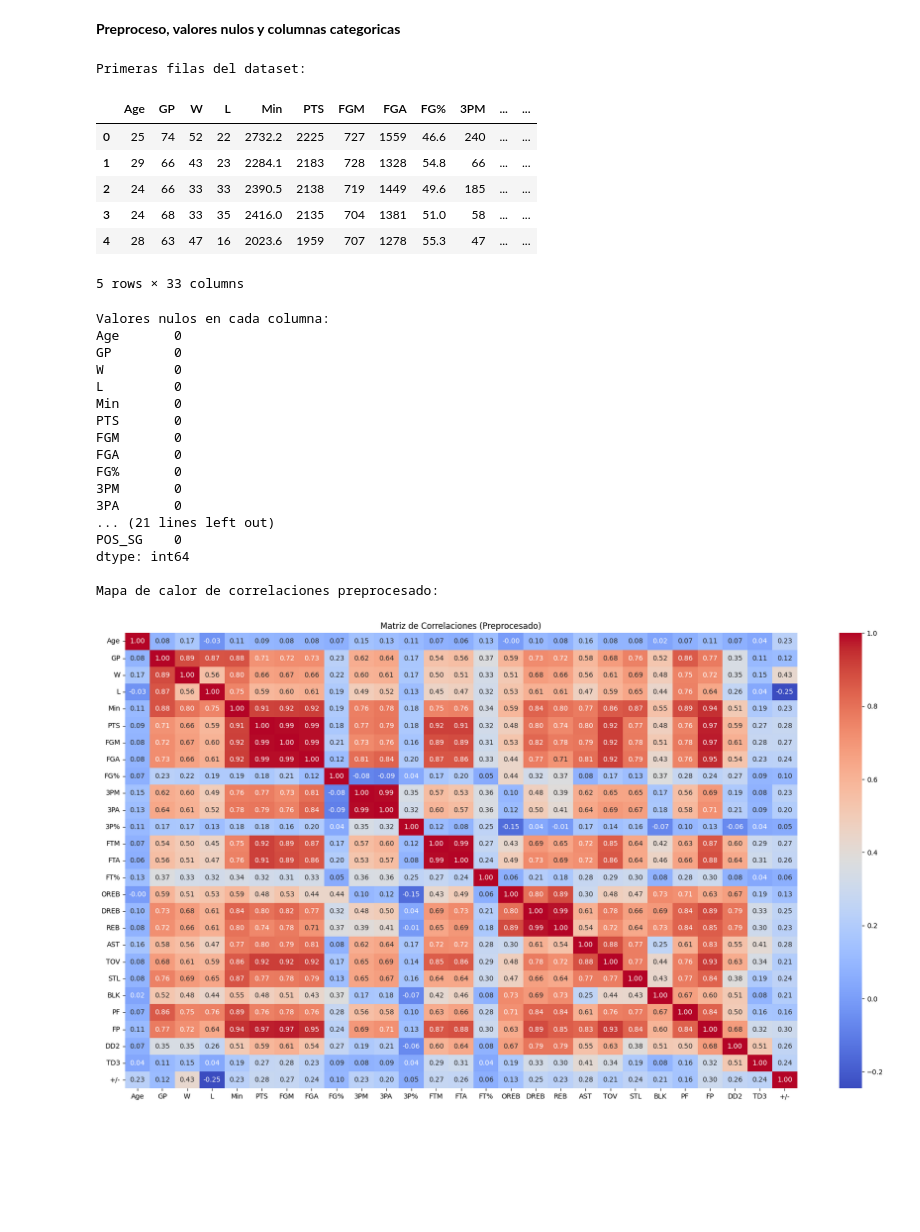
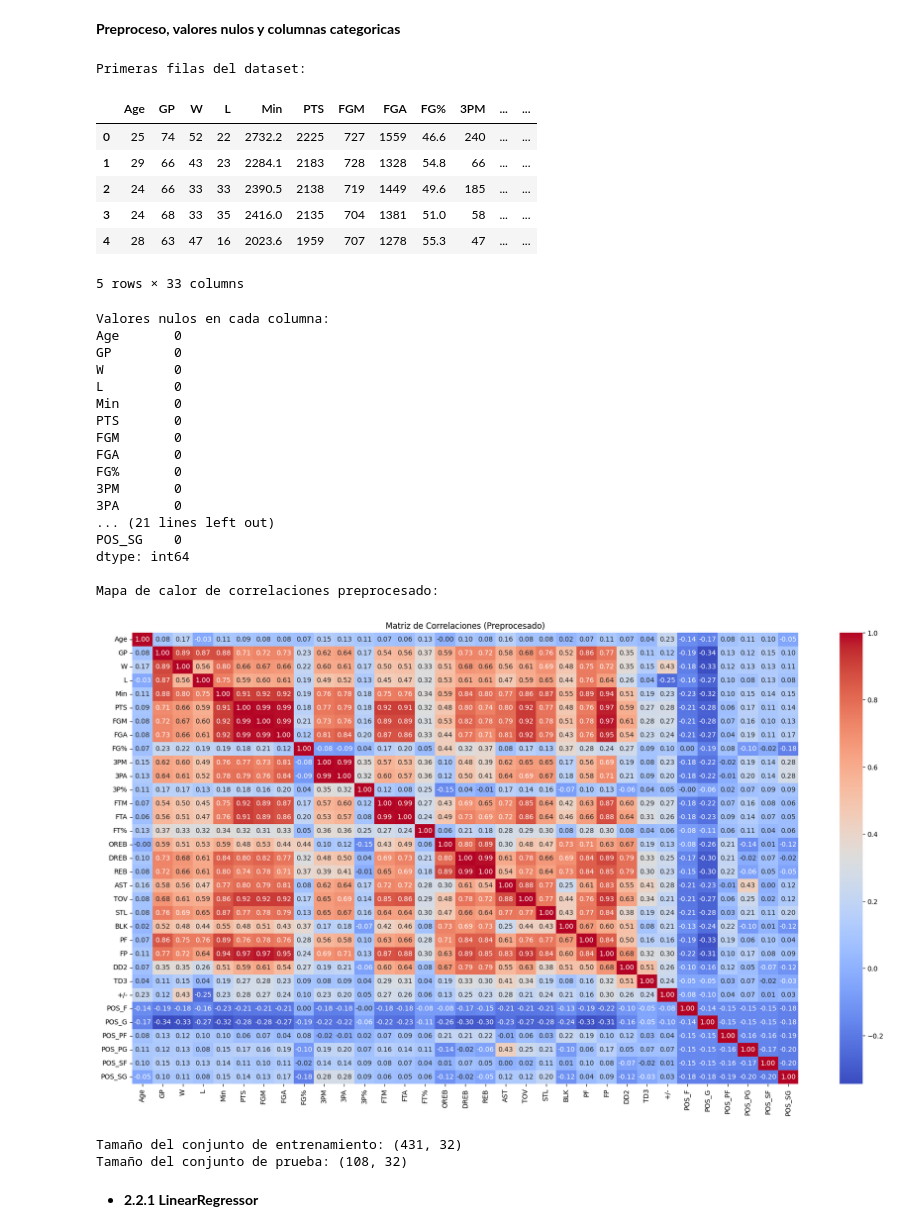
Before and after one commit to juansebastiangit/Inteligencia_artificial, a Jupyter notebook: TAM/Parciales/parcial-1-tam.ipynb, the cells around one changed output. Saved outputs shown, nothing was run; the diff lists cells and outputs as text; code cells hidden in the pictures; blank space fills up the shorter version.

Commit message:
Kaggle Notebook | Parcial_1_TAM | Primeras implementaciones de modelos

```diff
--- a/TAM/Parciales/parcial-1-tam.ipynb
+++ b/TAM/Parciales/parcial-1-tam.ipynb
@@ -263,35 +241,26 @@ Distribución de la variable objetivo:
 # %% [markdown]
 **Preproceso, valores nulos y columnas categoricas**
 # %%
-# 1. Identificar columnas numéricas y no numéricas
+#Identificar columnas numéricas y no numéricas
+#Tambien removemos el nombre de jugador y del equipo, son variables categoricas dificiles de codificar que aportan poco a la base de datos
 no_name_data=data.drop(columns=["PName","Team"])
 numerical_cols = no_name_data.select_dtypes(include=np.number).columns
 categorical_cols = no_name_data.select_dtypes(exclude=np.number).columns
-
-# 2. Manejo de valores nulos
-# Rellenar valores nulos en columnas numéricas con la media
-no_name_data[numerical_cols] = no_name_data[numerical_cols].apply(lambda col: col.fillna(col.median()), axis=0)
-
-# Rellenar valores nulos en columnas categóricas con el valor más frecuente
+#Manejo de valores nulos rellenando con la moda
+#Solo hay nulos en la columna posicion (POS), y son pocos (5), asi que no es necesario fijarse tanto.
 no_name_data[categorical_cols] = no_name_data[categorical_cols].apply(lambda col: col.fillna(col.mode()[0]), axis=0)
 
-# 3. One-Hot Encoding para columnas categóricas
+#One-Hot Encoding para la columna de posicion que es la unica categorica que nos queda
 one_hot_data = pd.get_dummies(no_name_data, columns=categorical_cols, drop_first=True)
 
-# Identificar columnas que fueron creadas por One-Hot Encoding
-one_hot_columns = [col for col in one_hot_data.columns if "_" in col]  # Por ejemplo, columnas con "_" suelen ser dummies
-
-# Crear un DataFrame sin las columnas One-Hot
-filtered_data = one_hot_data.drop(columns=one_hot_columns)
-
-# 4. Normalizar columnas numéricas
-scaler = MinMaxScaler()
+#Normalizar columnas numéricas
+scaler = StandardScaler()
 normalized_data = pd.DataFrame(
-    scaler.fit_transform(filtered_data),
-    columns=filtered_data.columns
+    scaler.fit_transform(one_hot_data),
+    columns=one_hot_data.columns
 )
 
-# 5. Calcular matriz de correlación normalizada
+#Calcular matriz de correlación normalizada
 correlation_matrix = normalized_data.corr()
 
 #Volvemos a revisar el dataset despues del preproceso
@@ -303,36 +272,57 @@ print("\nValores nulos en cada columna:")
 print(one_hot_data.isnull().sum())
 
 
-# 6. Visualización del mapa de calor
+#Visualización del mapa de calor
 print("\nMapa de calor de correlaciones preprocesado:")
 plt.figure(figsize=(22, 12))
 sns.heatmap(correlation_matrix, annot=True, fmt=".2f", cmap="coolwarm", cbar=True)
 plt.title("Matriz de Correlaciones (Preprocesado)")
 plt.show()
 # %% [output]
 Primeras filas del dataset:
 |  | Age | GP | W | L | Min | PTS | FGM | FGA | FG% | 3PM | ... | ... |
 | 0 | 25 | 74 | 52 | 22 | 2732.2 | 2225 | 727 | 1559 | 46.6 | 240 | ... | ... |
 | 1 | 29 | 66 | 43 | 23 | 2284.1 | 2183 | 728 | 1328 | 54.8 | 66 | ... | ... |
 | 2 | 24 | 66 | 33 | 33 | 2390.5 | 2138 | 719 | 1449 | 49.6 | 185 | ... | ... |
 | 3 | 24 | 68 | 33 | 35 | 2416.0 | 2135 | 704 | 1381 | 51.0 | 58 | ... | ... |
 | 4 | 28 | 63 | 47 | 16 | 2023.6 | 1959 | 707 | 1278 | 55.3 | 47 | ... | ... |
 5 rows × 33 columns
 Valores nulos en cada columna:
 Age       0
 GP        0
 W         0
 L         0
 Min       0
 PTS       0
 FGM       0
 FGA       0
 FG%       0
 3PM       0
 3PA       0
 ... (21 lines left out)
 POS_SG    0
 dtype: int64
 
 Mapa de calor de correlaciones preprocesado:
-[figure, old version]
+[figure, new version]
+# %%
+#Separamos los datos en entrenamiento y prueba, no es necesario crear validacion porque gridsearch la implementa por defecto
+from sklearn.model_selection import train_test_split
+
+# Separar las características (X) y la variable objetivo (y)
+X = normalized_data.drop(columns=[target])
+y = normalized_data[target]
+
+# División inicial: conjunto de entrenamiento (80%) y conjunto de prueba (20%)
+X_train, X_test, y_train, y_test = train_test_split(X, y, test_size=0.2, random_state=42)
+
+
+
+# Confirmar tamaños de los conjuntos
+print("Tamaño del conjunto de entrenamiento:", X_train.shape)
+print("Tamaño del conjunto de prueba:", X_test.shape)
+# %% [output]
+Tamaño del conjunto de entrenamiento: (431, 32)
+Tamaño del conjunto de prueba: (108, 32)
+# %% [markdown]
+* **2.2.1 LinearRegressor**
```
Also changed, not shown: parts of 6 cells of this notebook.
